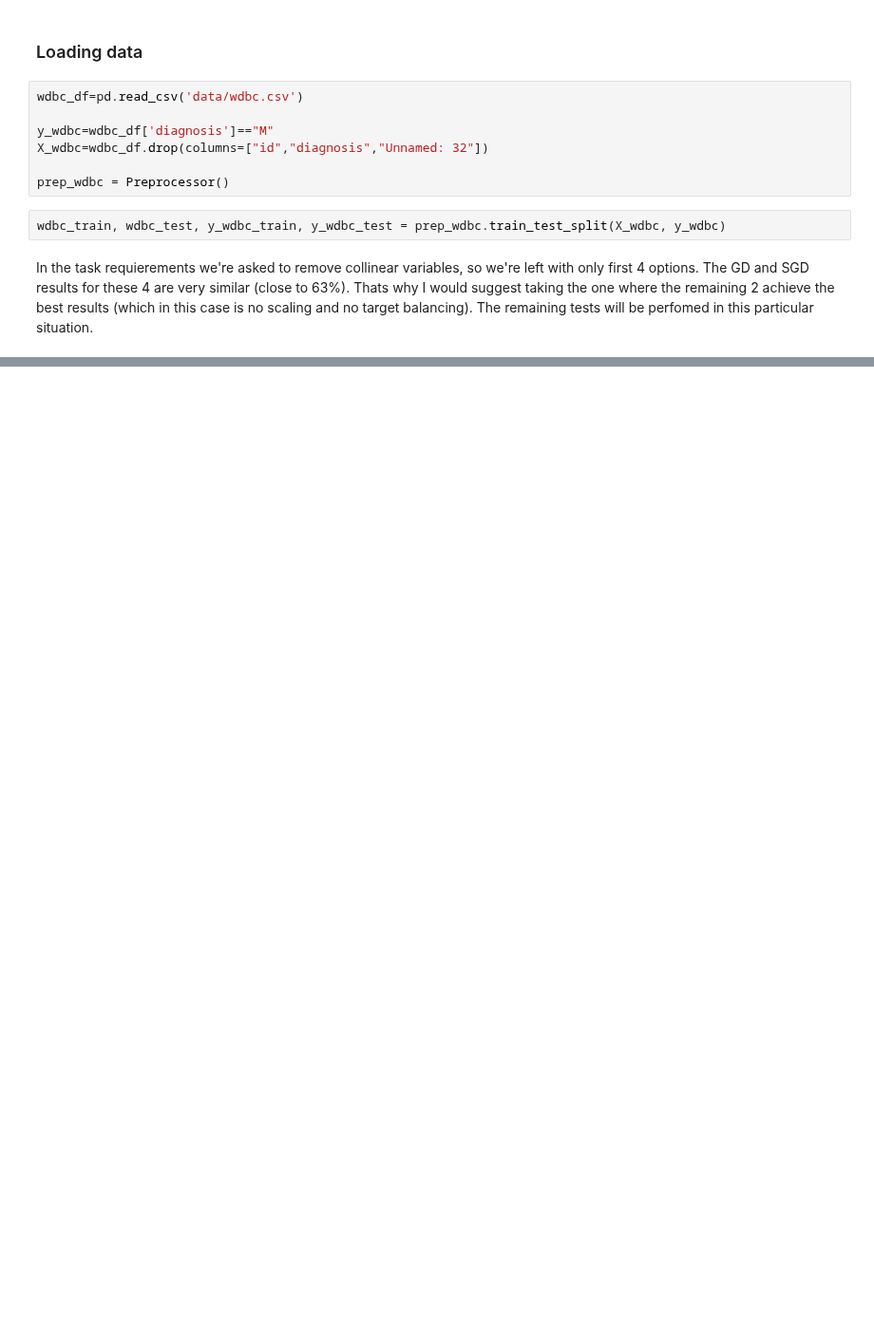
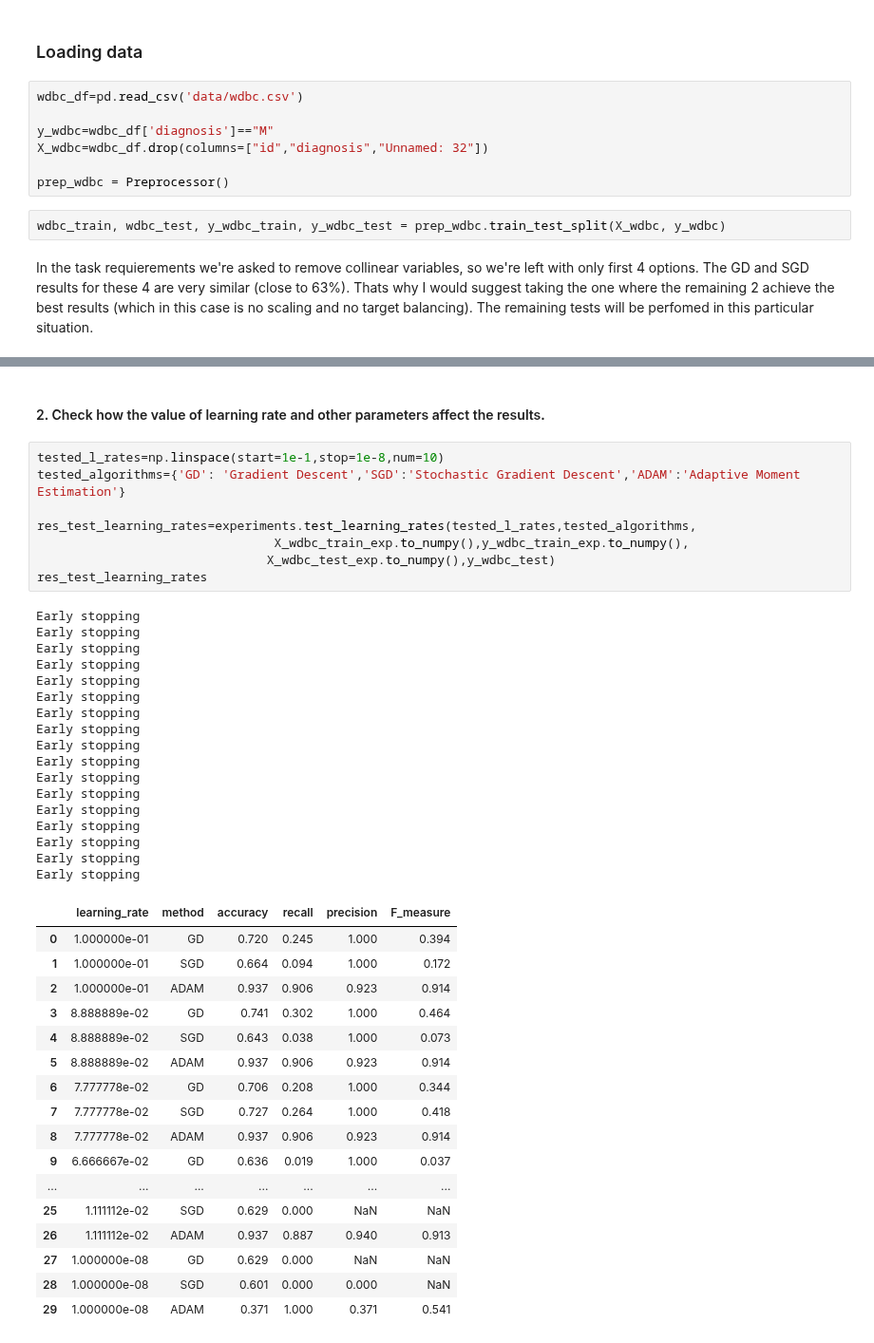
Before and after one commit to pawel99k/AML2022, a Jupyter notebook: Project1/Wdbc_experiments.ipynb, the cells around one changed output, grey strips where cells are left out. Shown at 95% size. Cells and saved outputs as stored; diff of their text form; blank space fills up the shorter version.

```diff
--- a/Project1/Wdbc_experiments.ipynb
+++ b/Project1/Wdbc_experiments.ipynb
@@ -93,0 +81,45 @@ Convergence analysis: check how the value of log-likelihood function depends on
+# %% [markdown]
+#### 2. Check how the value of learning rate and other parameters affect the results.
+# %%
+tested_l_rates=np.linspace(start=1e-1,stop=1e-8,num=10)
+tested_algorithms={'GD': 'Gradient Descent','SGD':'Stochastic Gradient Descent','ADAM':'Adaptive Moment Estimation'}
+
+res_test_learning_rates=experiments.test_learning_rates(tested_l_rates,tested_algorithms,
+                                X_wdbc_train_exp.to_numpy(),y_wdbc_train_exp.to_numpy(),
+                               X_wdbc_test_exp.to_numpy(),y_wdbc_test)
+res_test_learning_rates
+# %% [output]
+Early stopping
+Early stopping
+Early stopping
+Early stopping
+Early stopping
+Early stopping
+Early stopping
+Early stopping
+Early stopping
+Early stopping
+Early stopping
+Early stopping
+Early stopping
+Early stopping
+Early stopping
+Early stopping
+Early stopping
+|  | learning_rate | method | accuracy | recall | precision | F_measure |
+| 0 | 1.000000e-01 | GD | 0.720 | 0.245 | 1.000 | 0.394 |
+| 1 | 1.000000e-01 | SGD | 0.664 | 0.094 | 1.000 | 0.172 |
+| 2 | 1.000000e-01 | ADAM | 0.937 | 0.906 | 0.923 | 0.914 |
+| 3 | 8.888889e-02 | GD | 0.741 | 0.302 | 1.000 | 0.464 |
+| 4 | 8.888889e-02 | SGD | 0.643 | 0.038 | 1.000 | 0.073 |
+| 5 | 8.888889e-02 | ADAM | 0.937 | 0.906 | 0.923 | 0.914 |
+| 6 | 7.777778e-02 | GD | 0.706 | 0.208 | 1.000 | 0.344 |
+| 7 | 7.777778e-02 | SGD | 0.727 | 0.264 | 1.000 | 0.418 |
+| 8 | 7.777778e-02 | ADAM | 0.937 | 0.906 | 0.923 | 0.914 |
+| 9 | 6.666667e-02 | GD | 0.636 | 0.019 | 1.000 | 0.037 |
+| ... | ... | ... | ... | ... | ... | ... |
+| 25 | 1.111112e-02 | SGD | 0.629 | 0.000 | NaN | NaN |
+| 26 | 1.111112e-02 | ADAM | 0.937 | 0.887 | 0.940 | 0.913 |
+| 27 | 1.000000e-08 | GD | 0.629 | 0.000 | NaN | NaN |
+| 28 | 1.000000e-08 | SGD | 0.601 | 0.000 | 0.000 | NaN |
+| 29 | 1.000000e-08 | ADAM | 0.371 | 1.000 | 0.371 | 0.541 |
```
Also changed, not shown: parts of 13 cells of this notebook, 4 other files.
